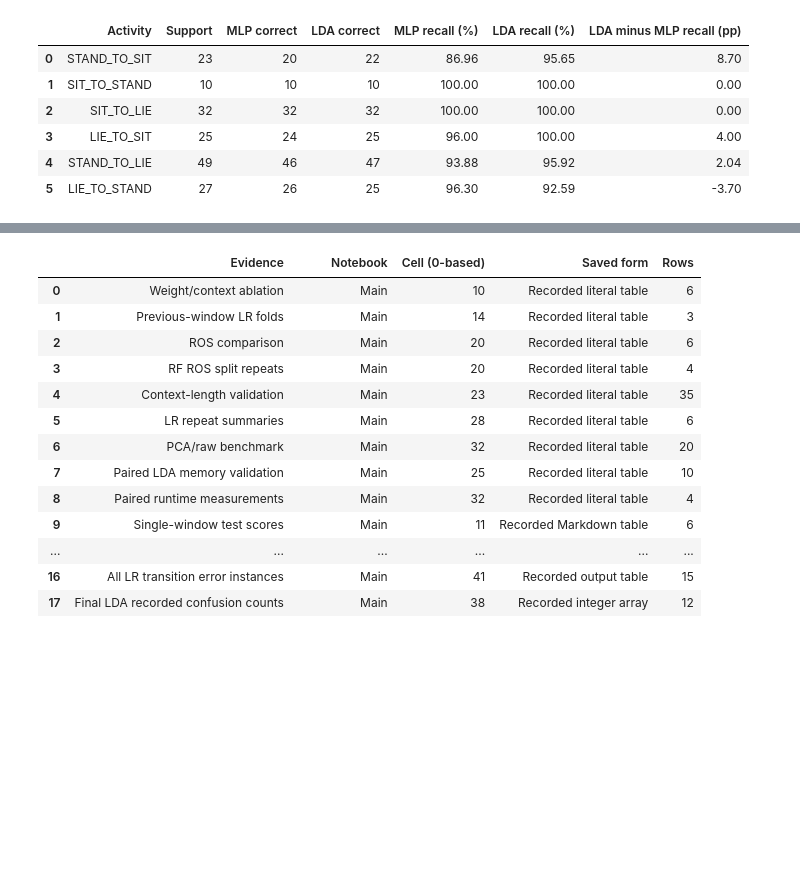
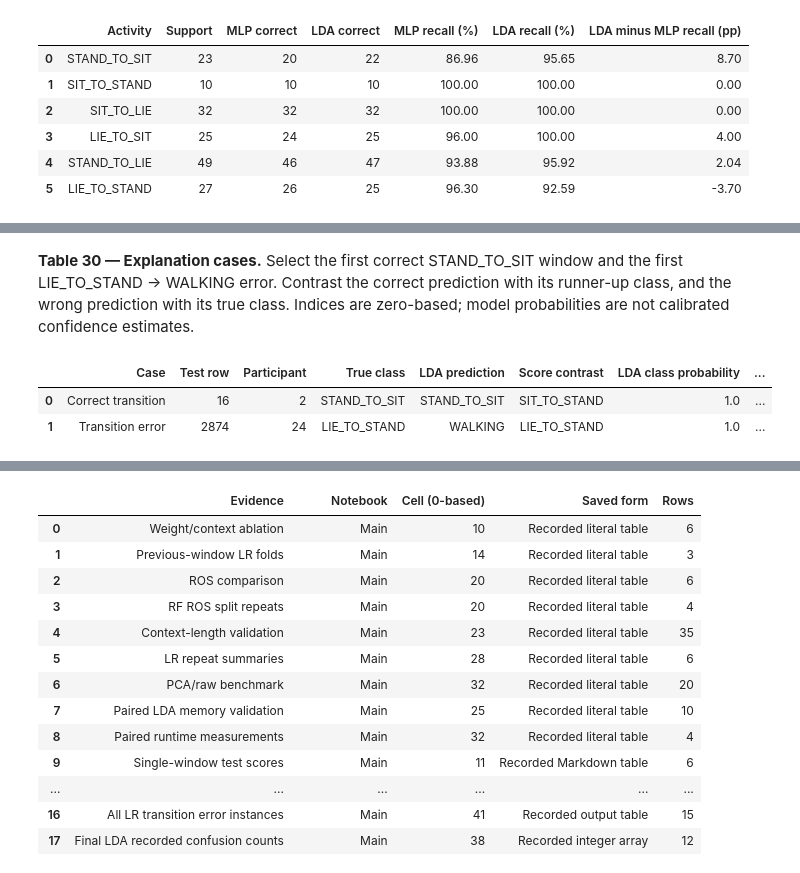
Before and after one commit to AY26-27-Sem1-CS3244-Group3/Improving-Recognition-of-Rare-Postural-Transitions, a Jupyter notebook: our approach/evaluation.ipynb, the cells around one changed output, grey strips where cells are left out. Saved outputs shown, nothing was run; the diff lists cells and outputs as text; code cells hidden in the pictures; blank space fills up the shorter version.

```diff
--- a/our approach/evaluation.ipynb
+++ b/our approach/evaluation.ipynb
@@ -1143,0 +1146,79 @@ LDA's **0.63 pp** transition-F1 lead over MLP describes the retained pipelines o
+# %% [markdown]
+**Table 30 — Explanation cases.** Select the first correct STAND_TO_SIT window and the first LIE_TO_STAND → WALKING error. Contrast the correct prediction with its runner-up class, and the wrong prediction with its true class. Indices are zero-based; model probabilities are not calibrated confidence estimates.
+# %%
+EXPLAIN_DIR = MAIN_PATH.parent / "explainability"
+with np.load(EXPLAIN_DIR / "lda_fixed_parameters.npz", allow_pickle=False) as saved:
+    lda_parameters = {key: saved[key].copy() for key in saved.files}
+explain_metadata = json.loads(str(lda_parameters["metadata"]))
+normalize_hash = lambda path: hashlib.sha256(path.read_bytes().replace(b"\r\n", b"\n")).hexdigest()
+for path, key in [(DATA_DIR / "hapt_train.csv", "training_csv_sha256"),
+                  (DATA_DIR / "hapt_test.csv", "test_csv_sha256"),
+                  (MAIN_PATH, "main_sha256"), (LDA_PATH, "companion_sha256")]:
+    if normalize_hash(path) != explain_metadata[key]:
+        raise ValueError("The explainability parameters belong to a different source snapshot: " + path.name)
+explain_features = lda_parameters["feature_names"].tolist()
+coefficients, intercept = lda_parameters["coefficients"], lda_parameters["intercept"]
+np.testing.assert_array_equal(lda_parameters["classes"], LABELS)
+assert coefficients.shape == (12, 7 * 561)
+
+def explanation_context(frame):
+
+    values = frame[explain_features].to_numpy(dtype=np.float32)
+    groups = frame.subject_id.to_numpy()
+    starts = np.r_[0, np.flatnonzero(groups[1:] != groups[:-1]) + 1]
+    ends = np.r_[starts[1:] - 1, len(groups) - 1]
+    first, last = np.repeat(starts, ends - starts + 1), np.repeat(ends, ends - starts + 1)
+    context = np.hstack([values[np.clip(np.arange(len(values)) + offset, first, last)]
+                         for offset in range(-3, 4)])
+    context -= lda_parameters["scaler_mean"]
+    context /= lda_parameters["scaler_scale"]
+    return context
+
+def explanation_probabilities(values):
+    scores = np.asarray(values, dtype=np.float32) @ coefficients.T + intercept
+    exponent = np.exp(scores - scores.max(axis=1, keepdims=True))
+    return exponent / exponent.sum(axis=1, keepdims=True)
+
+def explanation_memory(probabilities, groups):
+
+    prediction, start = probabilities.argmax(axis=1), 0
+    for row in range(len(prediction)):
+        if row == 0 or groups[row] != groups[row - 1]:
+            start = row
+        if prediction[row] not in (8, 10):
+            continue
+        mass = probabilities[row, [8, 10]].sum()
+        score = probabilities[row, 10] / mass if mass else 0.5
+        past = probabilities[max(start, row - 8):row, [3, 4]].sum(axis=0)
+        if past.sum() >= 0.75:
+            score = past[1] / past.sum()
+        prediction[row] = 10 if score > 0.5 else 8
+    return prediction + 1
+
+explain_train = explanation_context(pd.read_csv(DATA_DIR / "hapt_train.csv"))
+explain_test = explanation_context(pd.read_csv(DATA_DIR / "hapt_test.csv"))
+explain_probability = explanation_probabilities(explain_test)
+# Allow float32 rounding; require exact labels.
+np.testing.assert_allclose(explain_probability, lda_parameters["test_probabilities"], rtol=1e-4, atol=1e-5)
+np.testing.assert_array_equal(lda_parameters["final_predictions"], lda_predictions)
+np.testing.assert_array_equal(explanation_memory(explain_probability, test_subject), lda_predictions)
+explanation_feature_names = [f"t{offset:+d}: {feature}" for offset in range(-3, 4)
+                             for feature in explain_features]
+correct_row = int(np.flatnonzero((y_test == 7) & (lda_predictions == 7))[0])
+wrong_row = int(np.flatnonzero((y_test == 12) & (lda_predictions == 1))[0])
+explain_cases = [("Correct transition", correct_row), ("Transition error", wrong_row)]
+case_rows = []
+for name, row in explain_cases:
+    predicted = int(explain_probability[row].argmax())
+    contrast = (int(y_test[row]) - 1 if y_test[row] != predicted + 1
+                else int(np.argsort(explain_probability[row])[-2]))
+    case_rows.append([name, row, int(test_subject[row]), CLASS_NAMES[y_test[row] - 1],
+                      CLASS_NAMES[predicted], CLASS_NAMES[contrast], explain_probability[row, predicted],
+                      predicted + 1 != lda_predictions[row]])
+explain_case_table = pd.DataFrame(case_rows, columns=["Case", "Test row", "Participant", "True class",
+    "LDA prediction", "Score contrast", "LDA class probability", "Memory changes original label"])
+show_table(explain_case_table, decimals=6)
+# %% [output]
+|  | Case | Test row | Participant | True class | LDA prediction | Score contrast | LDA class probability | ... |
+| 0 | Correct transition | 16 | 2 | STAND_TO_SIT | STAND_TO_SIT | SIT_TO_STAND | 1.0 | ... |
+| 1 | Transition error | 2874 | 24 | LIE_TO_STAND | WALKING | LIE_TO_STAND | 1.0 | ... |
```
Also changed, not shown: parts of 139 cells of this notebook, 5 other files.
